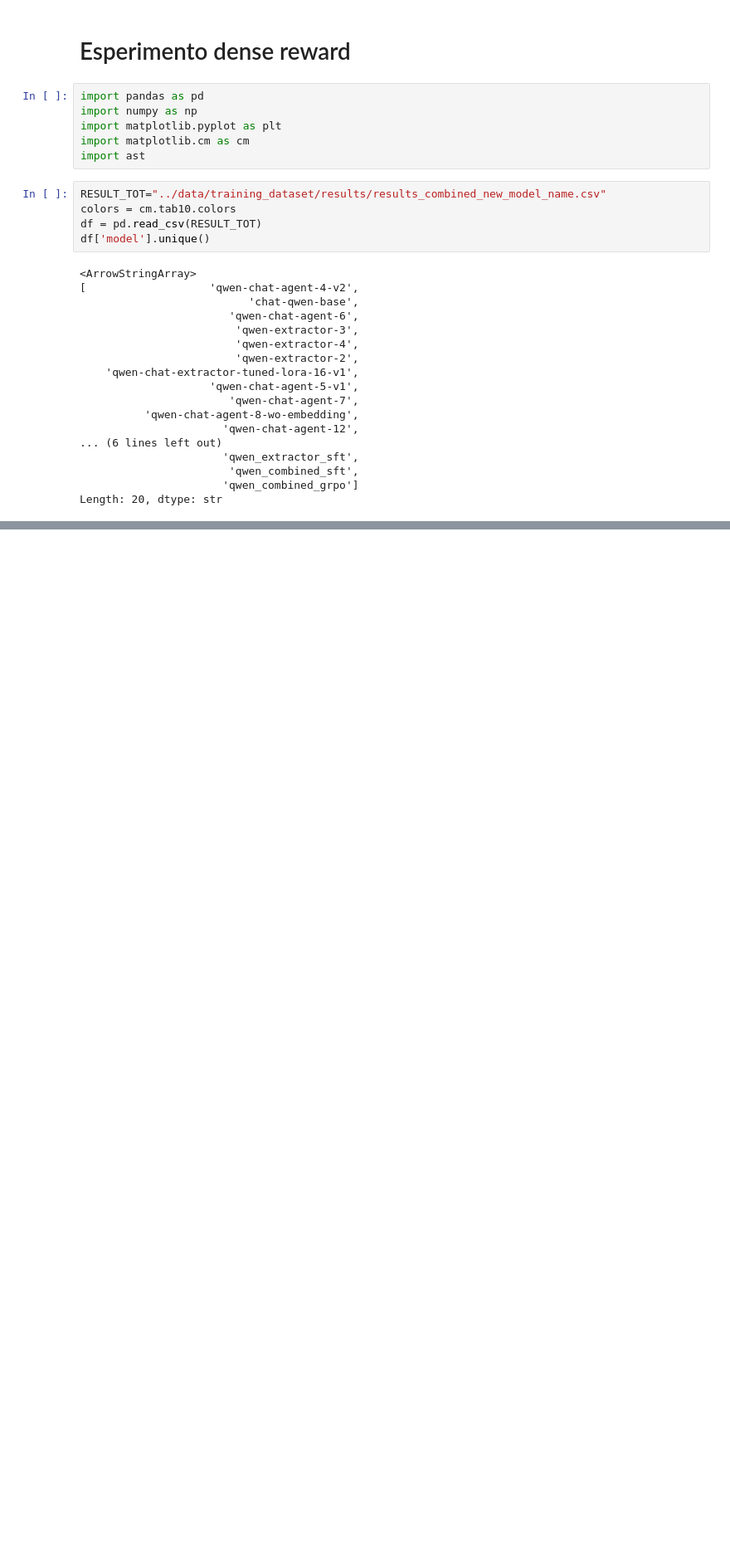
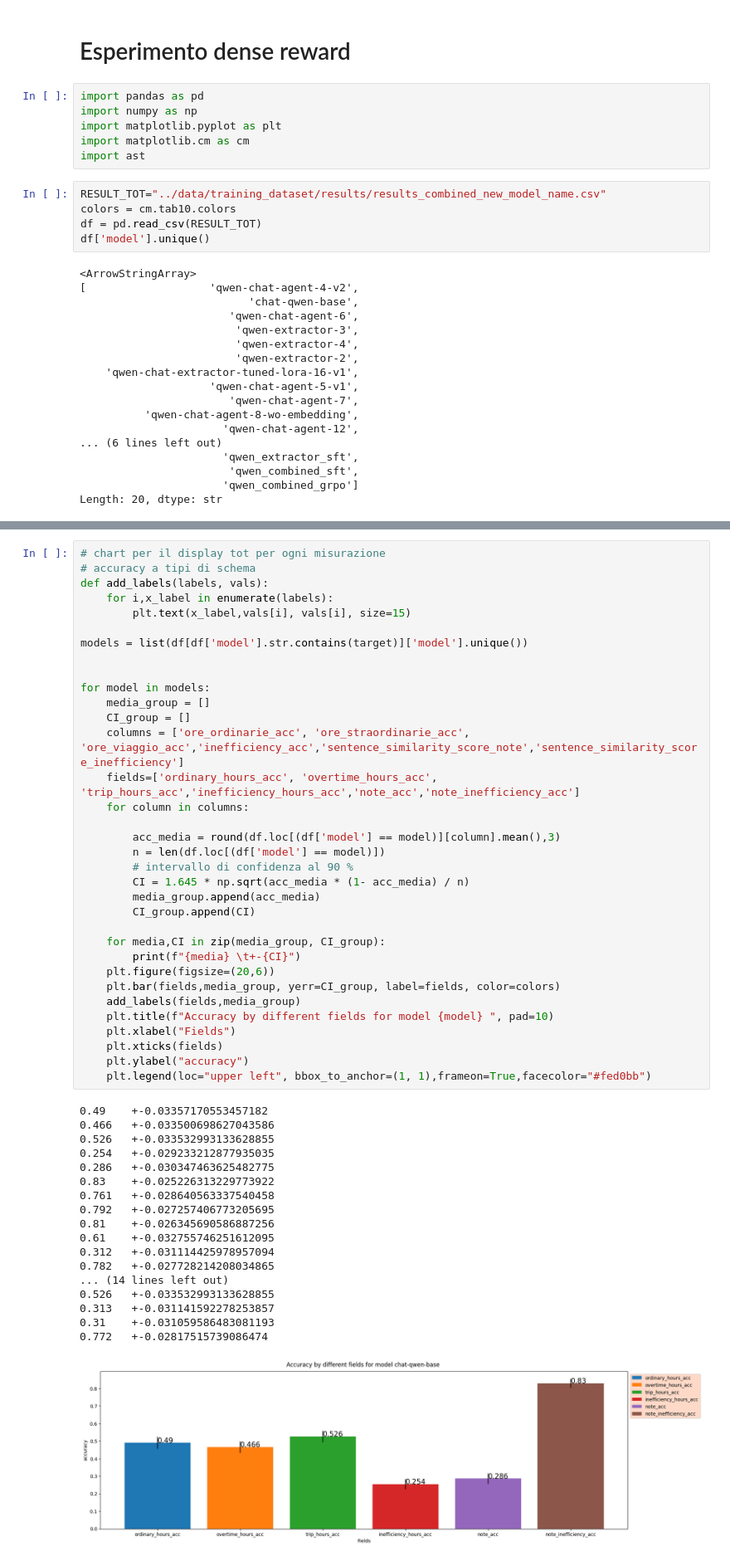
Before and after one commit to Rdm-Nico/SitiBTAgent, a Jupyter notebook: visualization/test_dense_reward.ipynb, the cells around one changed output, grey strips where cells are left out. Shown at 83% size. Saved outputs shown, nothing was run; the diff lists cells and outputs as text; blank space fills up the shorter version.

```diff
--- a/visualization/test_dense_reward.ipynb
+++ b/visualization/test_dense_reward.ipynb
@@ -119,0 +103,53 @@ plt.legend(loc="upper left", bbox_to_anchor=(1, 1))
+# %%
+# chart per il display tot per ogni misurazione
+# accuracy a tipi di schema
+def add_labels(labels, vals):
+    for i,x_label in enumerate(labels):
+        plt.text(x_label,vals[i], vals[i], size=15)
+
+models = list(df[df['model'].str.contains(target)]['model'].unique())
+
+
+for model in models:
+    media_group = []
+    CI_group = []
+    columns = ['ore_ordinarie_acc', 'ore_straordinarie_acc', 'ore_viaggio_acc','inefficiency_acc','sentence_similarity_score_note','sentence_similarity_score_inefficiency']
+    fields=['ordinary_hours_acc', 'overtime_hours_acc', 'trip_hours_acc','inefficiency_hours_acc','note_acc','note_inefficiency_acc']
+    for column in columns:
+
+        acc_media = round(df.loc[(df['model'] == model)][column].mean(),3)
+        n = len(df.loc[(df['model'] == model)])
+        # intervallo di confidenza al 90 %
+        CI = 1.645 * np.sqrt(acc_media * (1- acc_media) / n)
+        media_group.append(acc_media)
+        CI_group.append(CI)
+
+    for media,CI in zip(media_group, CI_group):
+        print(f"{media} \t+-{CI}")
+    plt.figure(figsize=(20,6))
+    plt.bar(fields,media_group, yerr=CI_group, label=fields, color=colors)
+    add_labels(fields,media_group)
+    plt.title(f"Accuracy by different fields for model {model} ", pad=10)
+    plt.xlabel("Fields")
+    plt.xticks(fields)
+    plt.ylabel("accuracy")
+    plt.legend(loc="upper left", bbox_to_anchor=(1, 1),frameon=True,facecolor="#fed0bb")
+# %% [output]
+0.49    +-0.03357170553457182
+0.466   +-0.033500698627043586
+0.526   +-0.033532993133628855
+0.254   +-0.029233212877935035
+0.286   +-0.030347463625482775
+0.83    +-0.025226313229773922
+0.761   +-0.028640563337540458
+0.792   +-0.027257406773205695
+0.81    +-0.026345690586887256
+0.61    +-0.032755746251612095
+0.312   +-0.031114425978957094
+0.782   +-0.027728214208034865
+... (14 lines left out)
+0.526   +-0.033532993133628855
+0.313   +-0.031141592278253857
+0.31    +-0.031059586483081193
+0.772   +-0.02817515739086474
+[figure, added]
```
Also changed, not shown: parts of 9 cells of this notebook, 11 other files.
